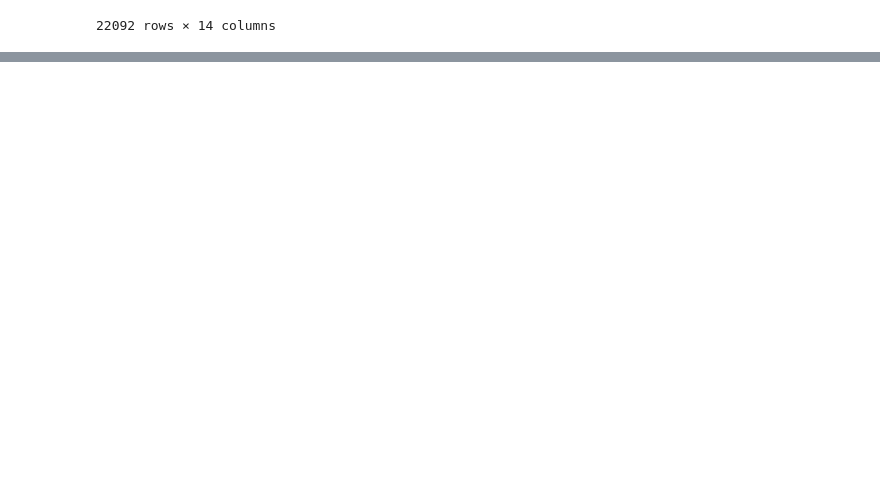
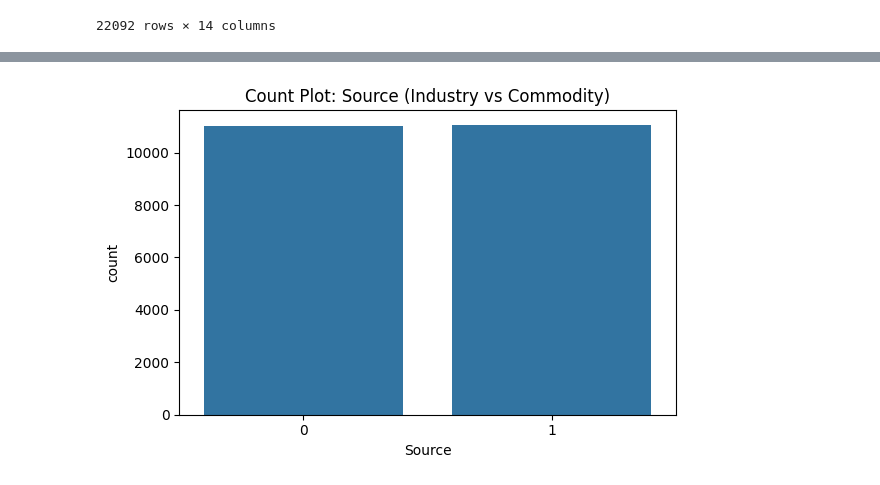
Before and after one commit to sarvea45/GHG_Emmision_Project, a Jupyter notebook: GHG_Emission_Pred.ipynb, the cells around one changed output, grey strips where cells are left out. Cells and saved outputs as stored; diff of their text form; code cells hidden in the pictures; blank space fills up the shorter version.

```diff
--- a/GHG_Emission_Pred.ipynb
+++ b/GHG_Emission_Pred.ipynb
@@ -219,0 +523,9 @@ df
+# %%
+# Count plot for Source
+plt.figure(figsize=(6, 4))
+sns.countplot(x=df["Source"])
+plt.title("Count Plot: Source (Industry vs Commodity)")
+plt.tight_layout()
+plt.show()
+# %% [output]
+[figure, added]
```
Also changed, not shown: parts of 42 cells of this notebook.
